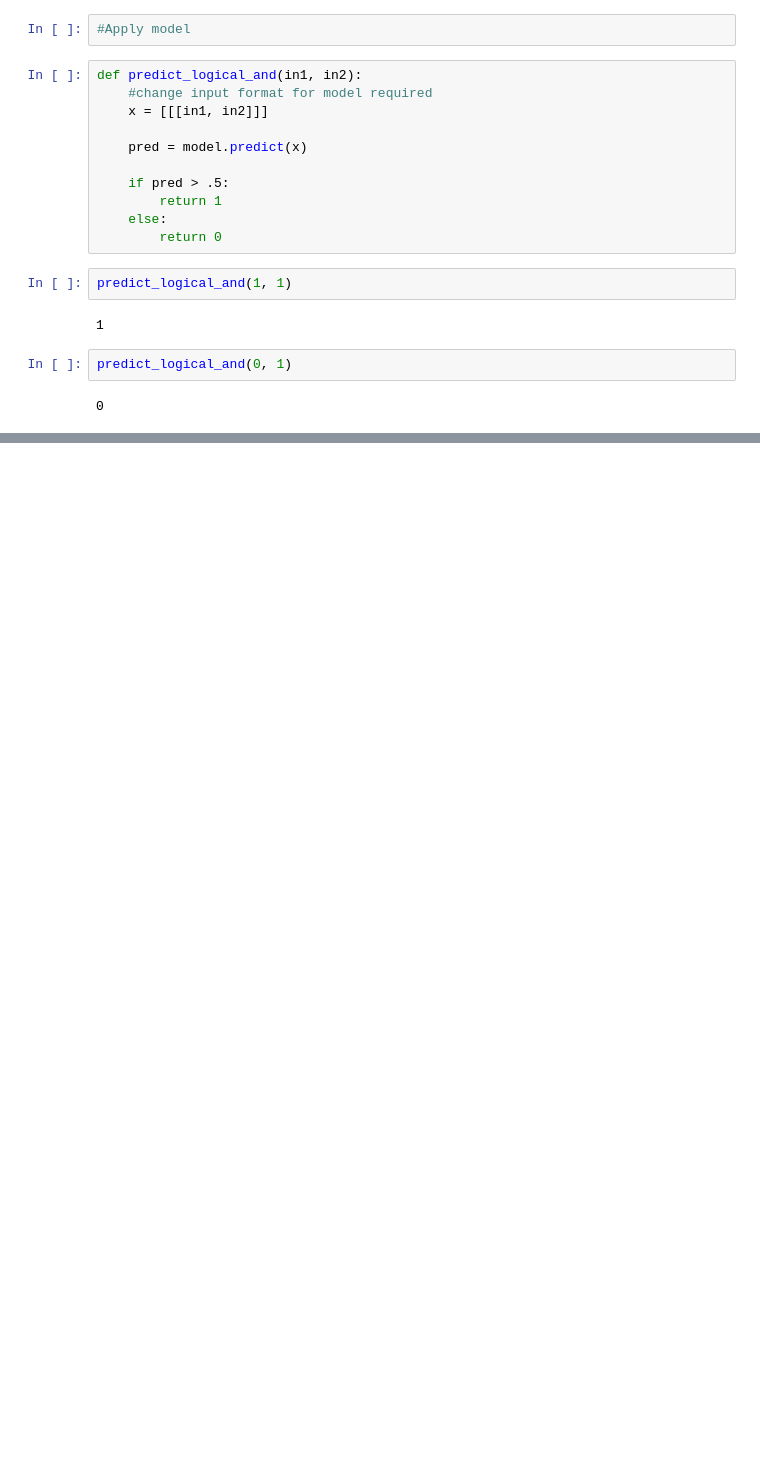
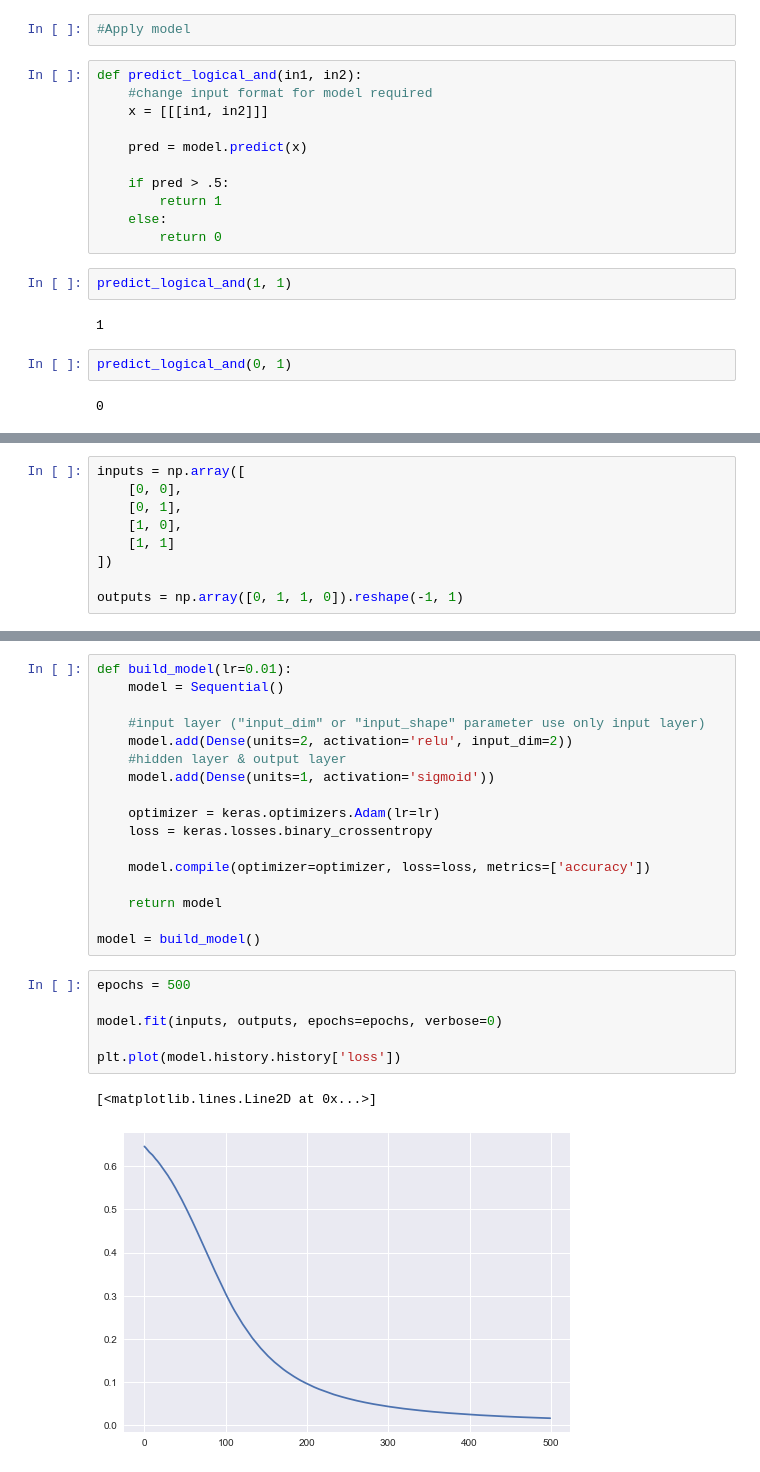
Before and after one commit to td2deshan/easylearnai, a Jupyter notebook: 2 post - binay logistic regression.ipynb, the cells around one changed output, grey strips where cells are left out. Cells and saved outputs as stored; diff of their text form; blank space fills up the shorter version.

```diff
--- a/2 post - binay logistic regression.ipynb
+++ b/2 post - binay logistic regression.ipynb
@@ -139,0 +142,9 @@ predict_logical_and(0, 1)
+# %%
+inputs = np.array([
+    [0, 0],
+    [0, 1],
+    [1, 0],
+    [1, 1]
+])
+
+outputs = np.array([0, 1, 1, 0]).reshape(-1, 1)
@@ -139,0 +156,26 @@ predict_logical_and(0, 1)
+# %%
+def build_model(lr=0.01):
+    model = Sequential()
+
+    #input layer ("input_dim" or "input_shape" parameter use only input layer)
+    model.add(Dense(units=2, activation='relu', input_dim=2))
+    #hidden layer & output layer
+    model.add(Dense(units=1, activation='sigmoid'))
+
+    optimizer = keras.optimizers.Adam(lr=lr)
+    loss = keras.losses.binary_crossentropy
+
+    model.compile(optimizer=optimizer, loss=loss, metrics=['accuracy'])
+
+    return model
+
+model = build_model()
+# %%
+epochs = 500
+
+model.fit(inputs, outputs, epochs=epochs, verbose=0)
+
+plt.plot(model.history.history['loss'])
+# %% [output]
+[<matplotlib.lines.Line2D at 0x...>]
+[figure, added]
```
Also changed, not shown: parts of 6 cells of this notebook.
